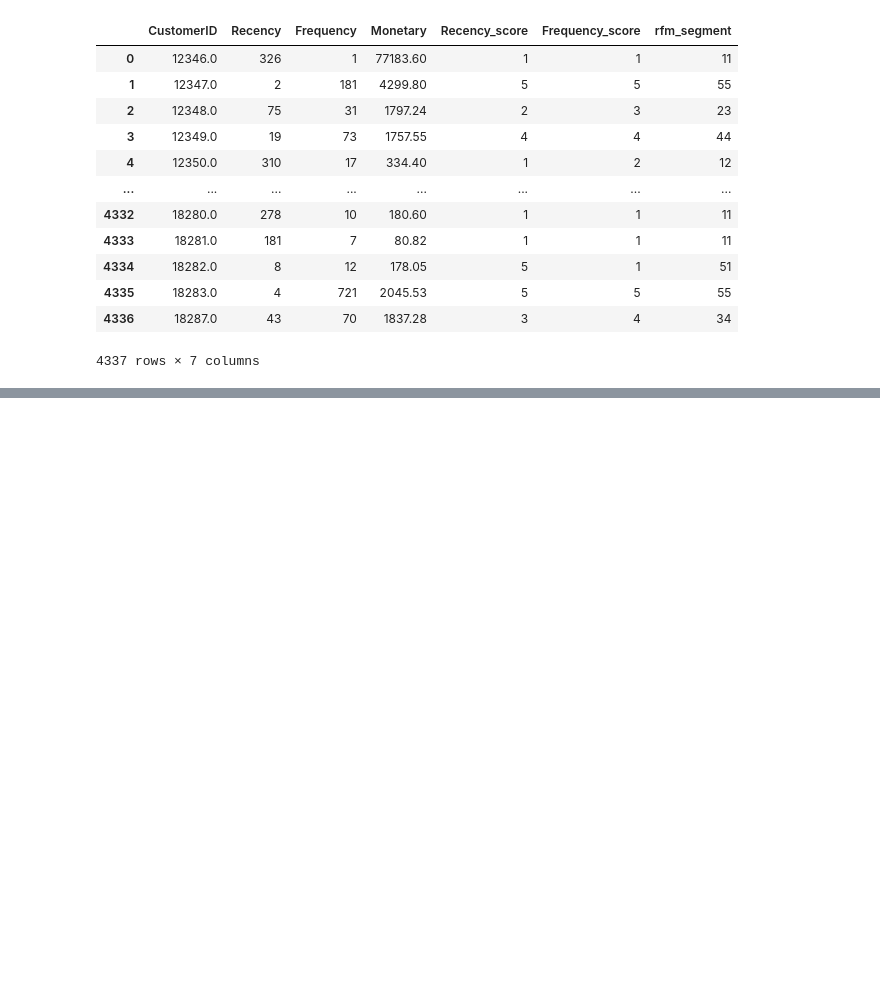
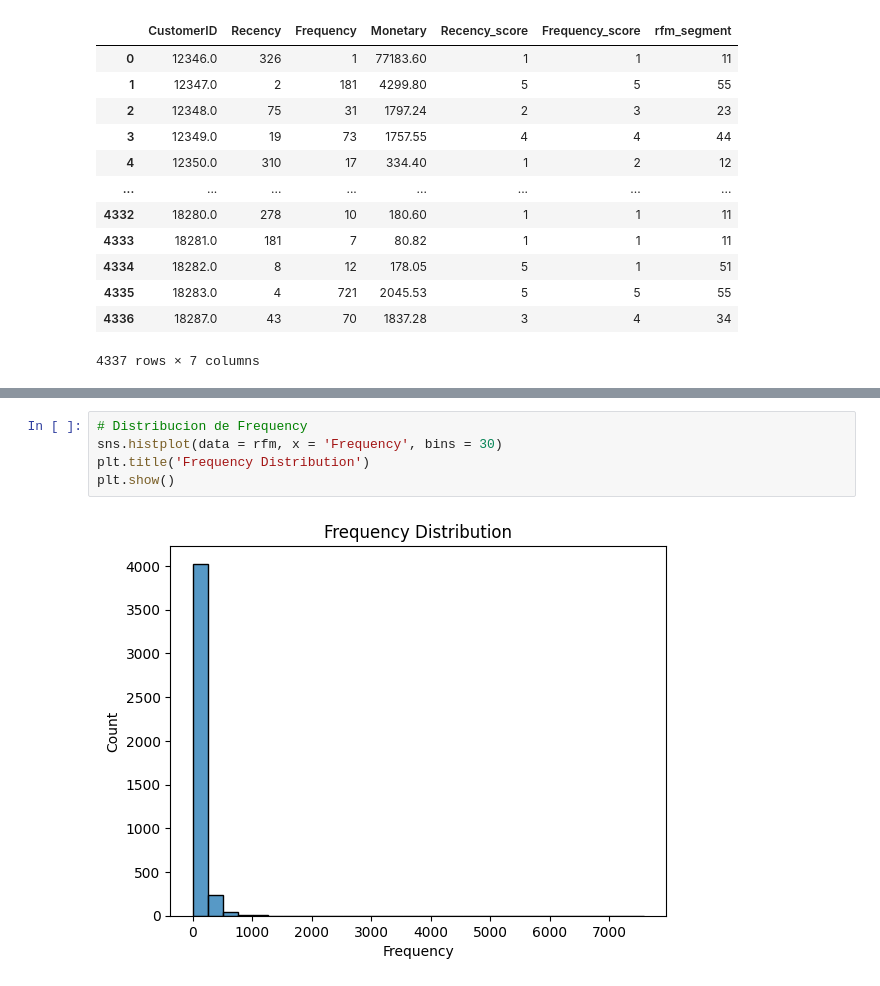
Before and after one commit to MiguelCrispim911/Proyecto-Segmentacion-RFM, a Jupyter notebook: notebooks/analisis.ipynb, the cells around one changed output, grey strips where cells are left out. Saved outputs shown, nothing was run; the diff lists cells and outputs as text; blank space fills up the shorter version.

```diff
--- a/notebooks/analisis.ipynb
+++ b/notebooks/analisis.ipynb
@@ -169,0 +183,7 @@ rfm
+# %%
+# Distribucion de Frequency
+sns.histplot(data = rfm, x = 'Frequency', bins = 30)
+plt.title('Frequency Distribution')
+plt.show()
+# %% [output]
+[figure, added]
```
Also changed, not shown: parts of 13 cells of this notebook, 1 other file.
